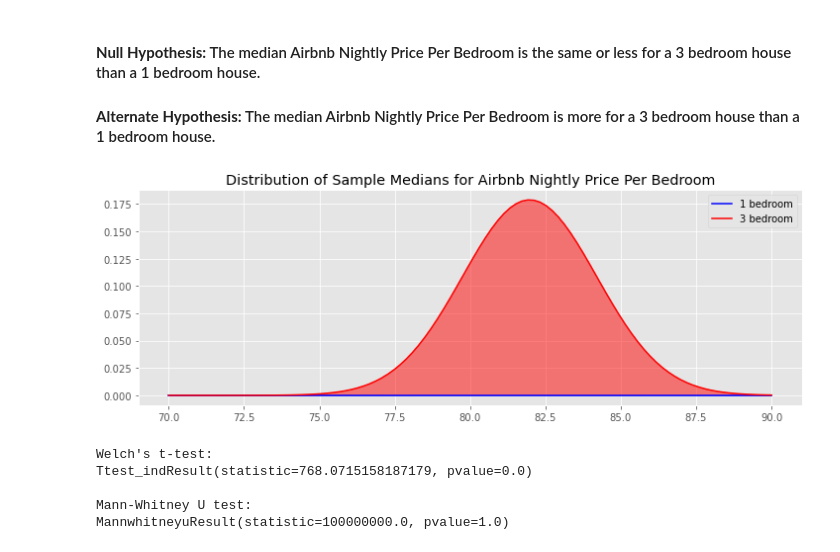
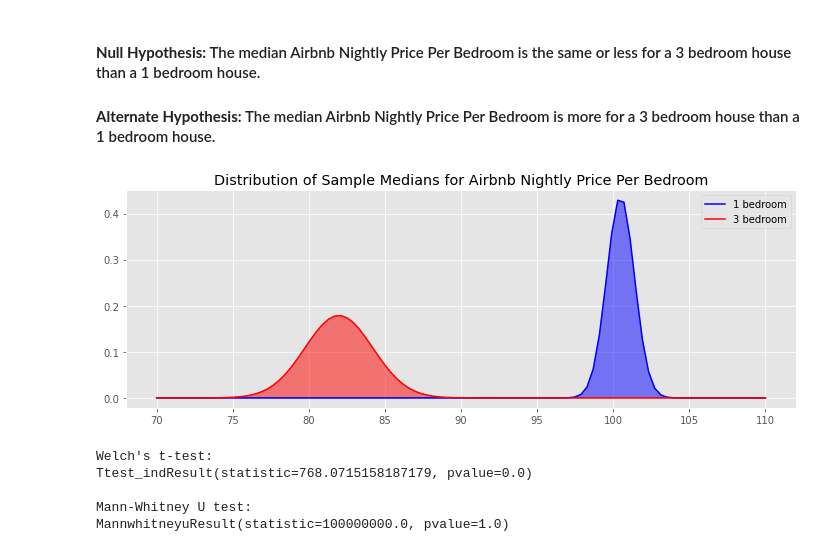
Before and after one commit to randallb15/Real-Estate-Analysis, a Jupyter notebook: StatisticalAnalysis.ipynb, the cells around one changed output. Saved outputs shown, nothing was run; the diff lists cells and outputs as text; code cells hidden in the pictures.

```diff
--- a/StatisticalAnalysis.ipynb
+++ b/StatisticalAnalysis.ipynb
@@ -135,33 +135,33 @@ Austinbigdfmedians = bootstrap_sample_medians(Austinbigdf['PricePerBedrooms'])
 # %%
 # Creating a plot
 fig,ax = plt.subplots(figsize=(12,4))
 
 # Creating normal distributions for sample means and sample mean standard deviations.
 # So these are the sampling distributions for the sample mean.
 onebed = stats.norm(Austin1dfmedians.mean(), Austin1dfmedians.std())
 threebed = stats.norm(Austin3dfmedians.mean(), Austin3dfmedians.std())
 
 # Creating a new array to use for x-axis.
-support = np.linspace(70, 90, 100)
+support = np.linspace(70, 110, 100)
 
 # call the probability density functions for each of the points on the x axis.
 onebed_pdf = onebed.pdf(support)
 threebed_pdf = threebed.pdf(support)
 
 # Plot the density functions we just created and filling with color to show overlap.
 # alpha here is transparency.
 ax.plot(support, onebed_pdf, color='blue', label='1 bedroom')
 ax.fill(support, onebed_pdf, color='blue', alpha=0.5)
 ax.plot(support, threebed_pdf, color='red', label='3 bedroom')
 ax.fill(support, threebed_pdf, color='red', alpha=0.5)
 
 # Legend - shows comparison between 1 bedroom and 3 bedroom.
 # It draws from the 'label' argument in the plotting function.
 # Also add a plot title.
 ax.legend()
 ax.set_title("Distribution of Sample Medians for Airbnb Nightly Price Per Bedroom");
 # %% [output]
-[figure, old version]
+[figure, new version]
 # %%
 # ttest in scipy is two sided.
 print("Welch's t-test:")
```
Also changed, not shown: 7 other files.
